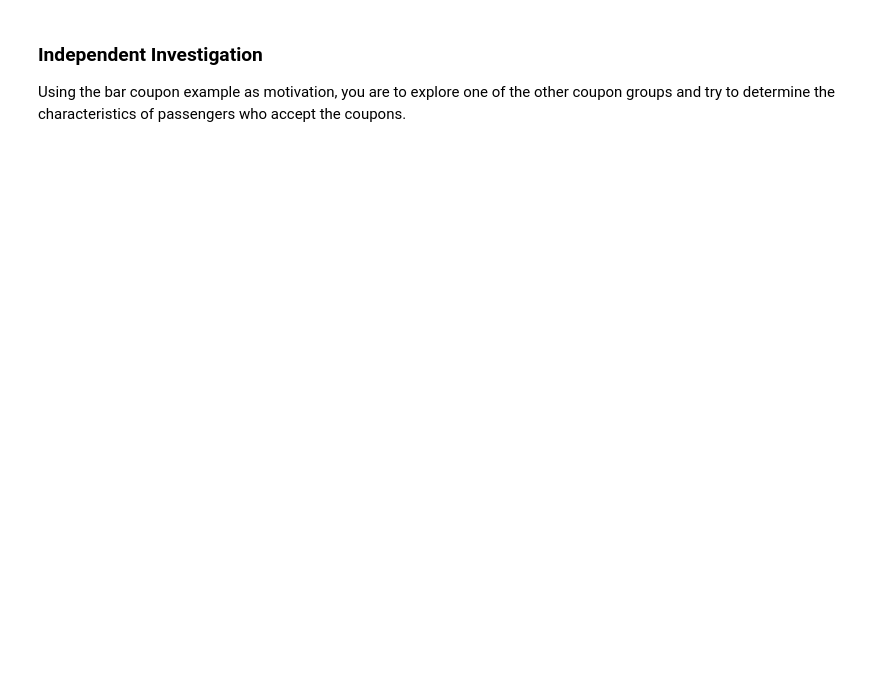
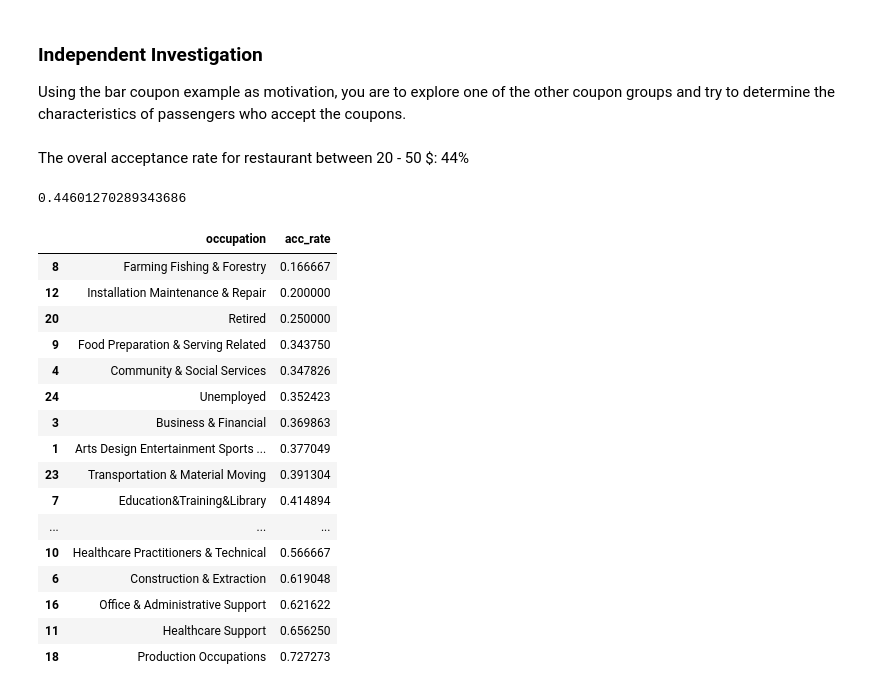
Before and after one commit to adelfeyz/Customer-Coupon, a Jupyter notebook: prompt.ipynb, the cells around one changed output. Cells and saved outputs as stored; diff of their text form; code cells hidden in the pictures; blank space fills up the shorter version.

```diff
--- a/prompt.ipynb
+++ b/prompt.ipynb
@@ -324,4 +324,44 @@ From these observations, we can hypothesize that drivers who accept bar coupons
+# %%
+def acc_rate_con(df,query_str1):
+    grp_size = df.query("Y == 1 and " + query_str1).shape[0]
+    ttl_size = df.query(query_str1).shape[0]
+    return grp_size/ttl_size
+
+def acc_rate(df):
+    grp_size = df.query('Y == 1').shape[0]
+    ttl_size = df.shape[0]
+    return grp_size/ttl_size
 # %% [markdown]
 ### Independent Investigation
 
 Using the bar coupon example as motivation, you are to explore one of the other coupon groups and try to determine the characteristics of passengers who accept the coupons.
+# %%
+lux_rest = cleaned_data[cleaned_data['coupon'] == "Restaurant(20-50)"]
+# %% [markdown]
+The overal acceptance rate for restaurant between 20 - 50 $: 44%
+# %%
+print(acc_rate(lux_rest))
+# %% [output]
+0.44601270289343686
+# %%
+occ = lux_rest.groupby('occupation').apply(lambda x: acc_rate(x)).reset_index().rename(columns={0: 'acc_rate'})
+occ = occ.sort_values('acc_rate')
+occ
+# %% [output]
+|  | occupation | acc_rate |
+| 8 | Farming Fishing & Forestry | 0.166667 |
+| 12 | Installation Maintenance & Repair | 0.200000 |
+| 20 | Retired | 0.250000 |
+| 9 | Food Preparation & Serving Related | 0.343750 |
+| 4 | Community & Social Services | 0.347826 |
+| 24 | Unemployed | 0.352423 |
+| 3 | Business & Financial | 0.369863 |
+| 1 | Arts Design Entertainment Sports ... | 0.377049 |
+| 23 | Transportation & Material Moving | 0.391304 |
+| 7 | Education&Training&Library | 0.414894 |
+| ... | ... | ... |
+| 10 | Healthcare Practitioners & Technical | 0.566667 |
+| 6 | Construction & Extraction | 0.619048 |
+| 16 | Office & Administrative Support | 0.621622 |
+| 11 | Healthcare Support | 0.656250 |
+| 18 | Production Occupations | 0.727273 |
```
Also changed, not shown: parts of 24 cells of this notebook.
